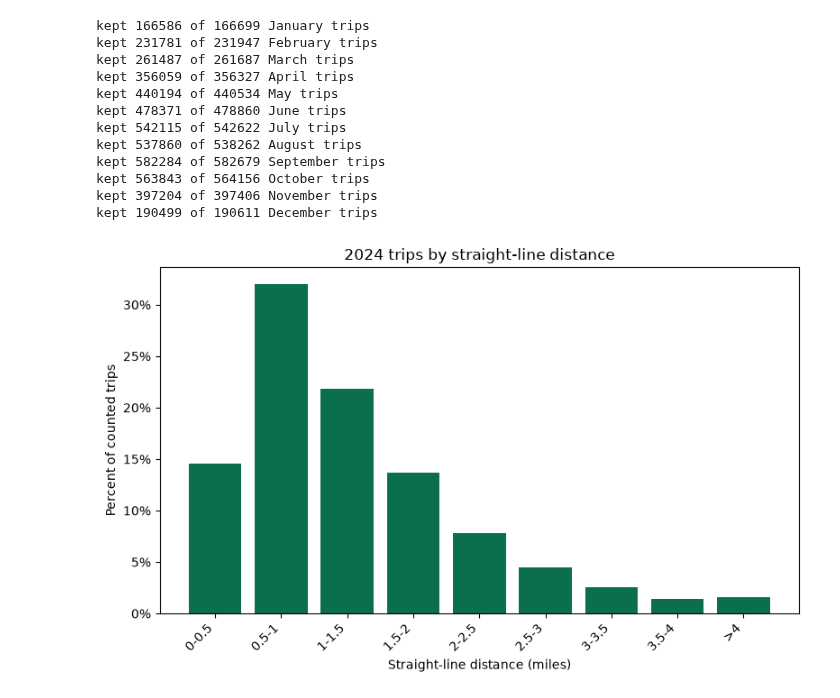
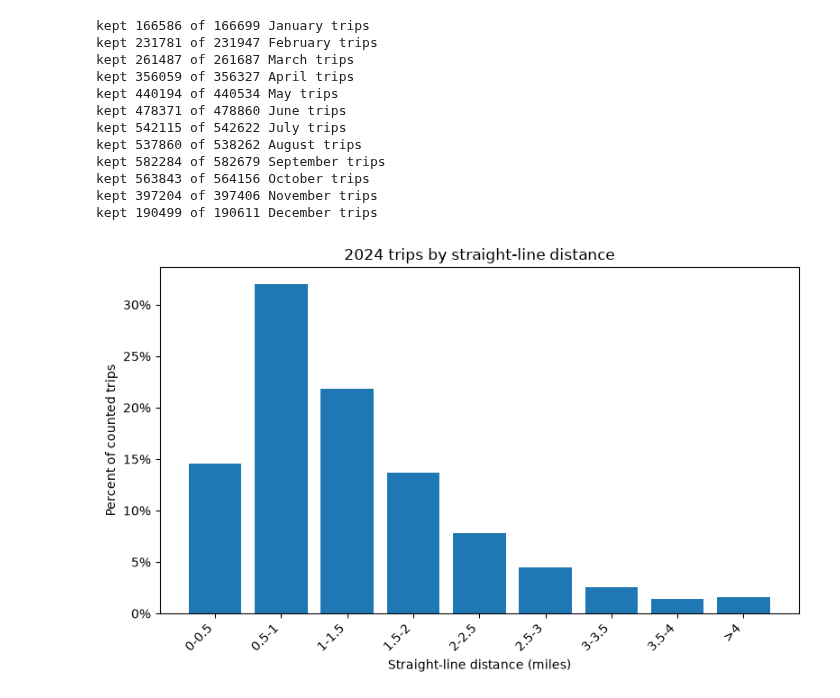
Before and after one commit to CYPLAN-101-Fall-2026-Group-23/bluebikes_equity, a Jupyter notebook: notebooks/03_visualizing_trip_statistics.ipynb, the cells around one changed output. Drawn from its saved outputs; the diff is of its cells as text; code cells hidden in the pictures.

```diff
--- a/notebooks/03_visualizing_trip_statistics.ipynb
+++ b/notebooks/03_visualizing_trip_statistics.ipynb
@@ -101,15 +101,15 @@ kept 190499 of 190611 December trips
 # %%
 import matplotlib.pyplot as plt
 import numpy as np
 
 fig, ax = plt.subplots(figsize=(8, 5))
-ax.bar(labels, percents.to_numpy(), color="#0b6e4f")
+ax.bar(labels, percents.to_numpy())
 ax.set_xlabel("Straight-line distance (miles)")
 ax.set_ylabel("Percent of counted trips")
 ax.set_title("2024 trips by straight-line distance")
 ax.yaxis.set_major_formatter(plt.FuncFormatter(lambda value, _pos: f"{value:.0f}%"))
 plt.xticks(rotation=45, ha="right")
 plt.tight_layout()
 plt.show()
 # %% [output]
-[figure, old version]
+[figure, new version]
```
Also changed, not shown: 5 other files.
